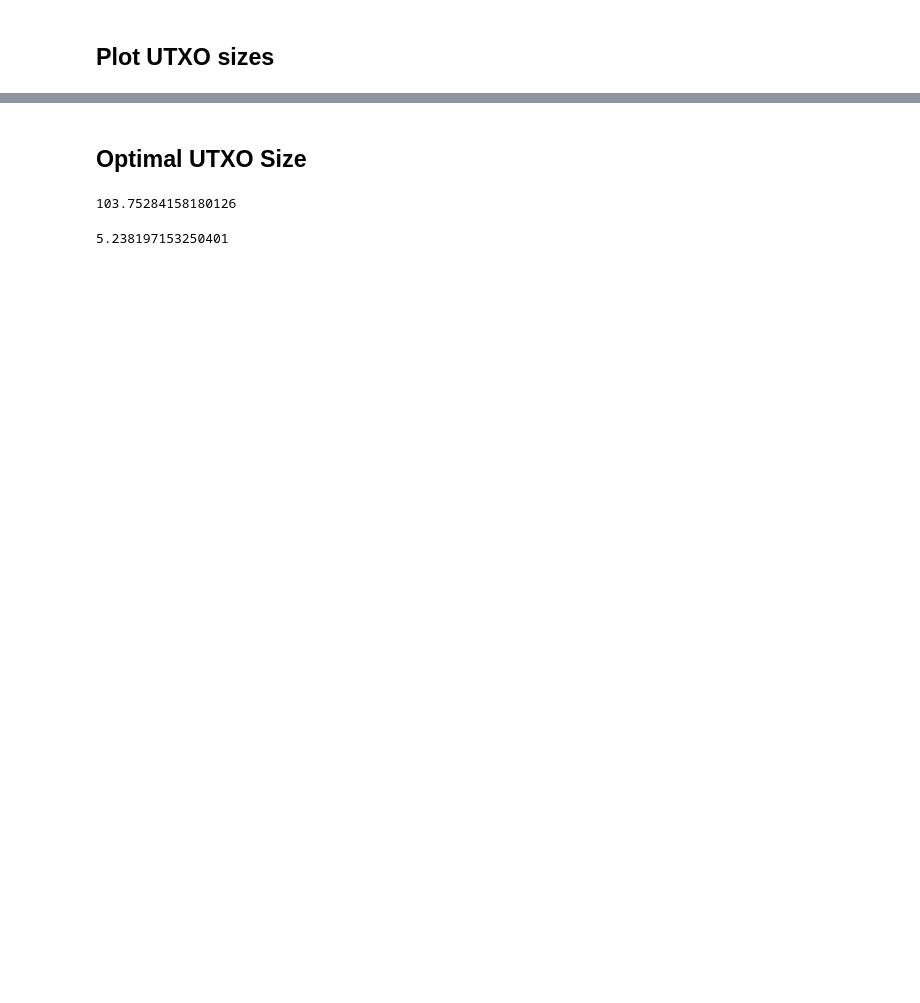
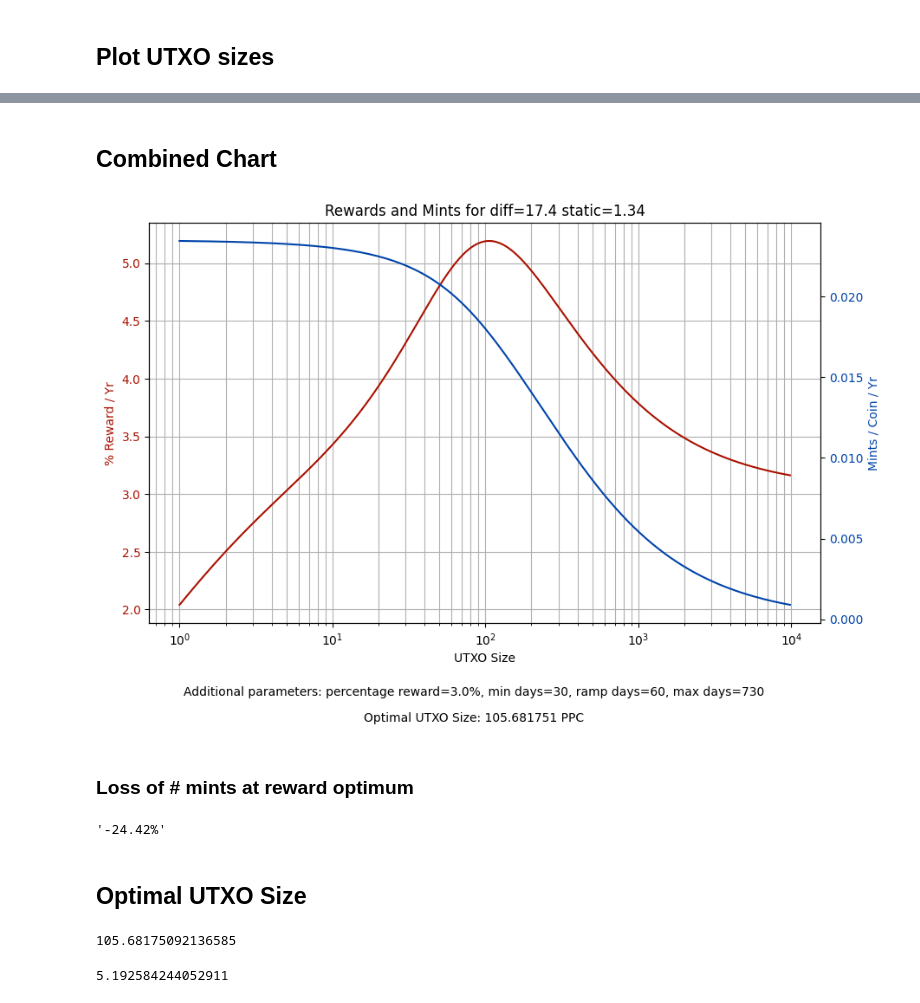
Before and after one commit to Nagalim/OptimumPeercoinUTXO, a Jupyter notebook: OptimumUTXO.ipynb, the cells around one changed output, grey strips where cells are left out. Cells and saved outputs as stored; diff of their text form; code cells hidden in the pictures; blank space fills up the shorter version.

```diff
--- a/OptimumUTXO.ipynb
+++ b/OptimumUTXO.ipynb
@@ -122,17 +142,47 @@ plt.show()
+# %% [markdown]
+## Combined Chart
+# %%
+fig, rewardAx = plt.subplots(figsize=(10, 6))
+rewardAx.set_title(f"Rewards and Mints for diff={DIFF} static={STATIC_REWARD}")
+rewardAx.set_xlabel("UTXO Size")
+
+colour = "#A10"
+rewardAx.plot(sizes, rewardForSizes, color=colour)
+rewardAx.tick_params(axis ='y', labelcolor=colour)
+rewardAx.set_ylabel("% Reward / Yr", color=colour)
+
+mintsAx = rewardAx.twinx()
+colour = "#04A"
+mintsAx.plot(sizes, mintsForSizes, color=colour)
+mintsAx.tick_params(axis ='y', labelcolor=colour)
+mintsAx.set_ylabel("Mints / Coin / Yr", color=colour)
+
+addFigText(sizes[rewardForSizes.argmax()])
+plt.xscale("log")
+rewardAx.grid(which="both")
+plt.show()
+# %% [output]
+[figure, added]
+# %% [markdown]
+### Loss of # mints at reward optimum
+# %%
+f"-{(1 - mintsForSizes[rewardForSizes.argmax()] / mintsForSizes.max())*100:.2f}%"
+# %% [output]
+'-24.42%'
 # %% [markdown]
 ## Optimal UTXO Size
 # %%
 # UTXO Size
-maxI = results.argmax()
+maxI = rewardForSizes.argmax()
 sizes[maxI]
 # %% [output]
-103.75284158180126
+105.68175092136585
 # %%
 # Reward
-maxReward = results.max()
+maxReward = rewardForSizes.max()
 maxReward
 # %% [output]
-5.238197153250401
+5.192584244052911
 # %%
 def findWithinTolerance(it, tolerance):
     for i in it:
```
Also changed, not shown: parts of 20 cells of this notebook.
